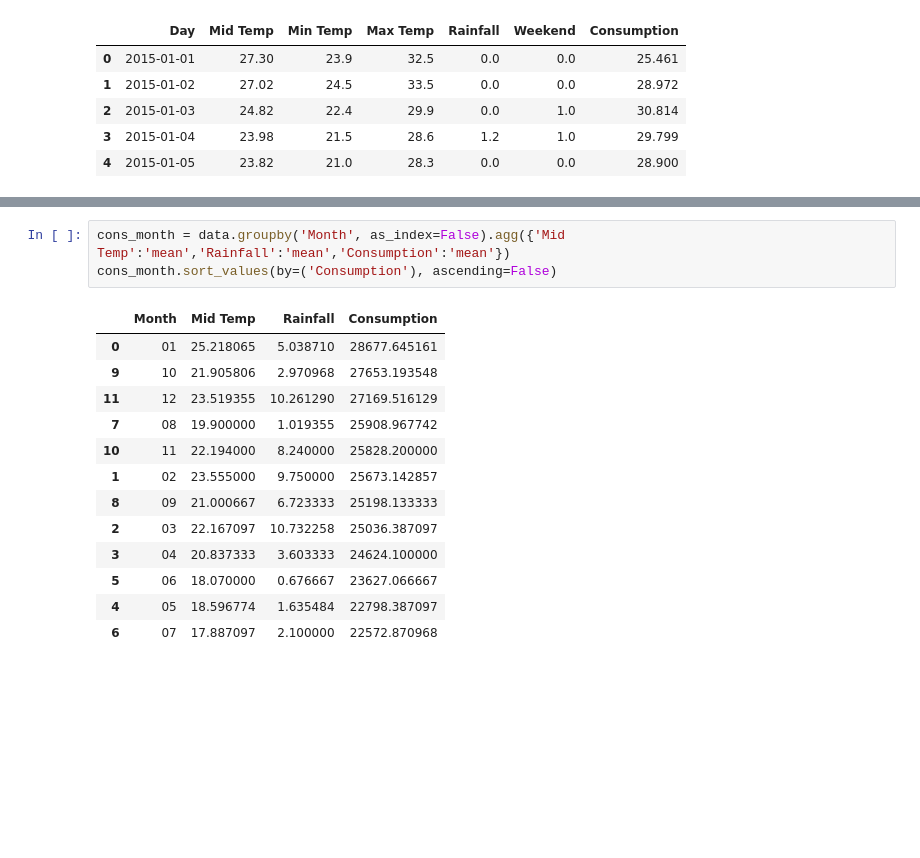
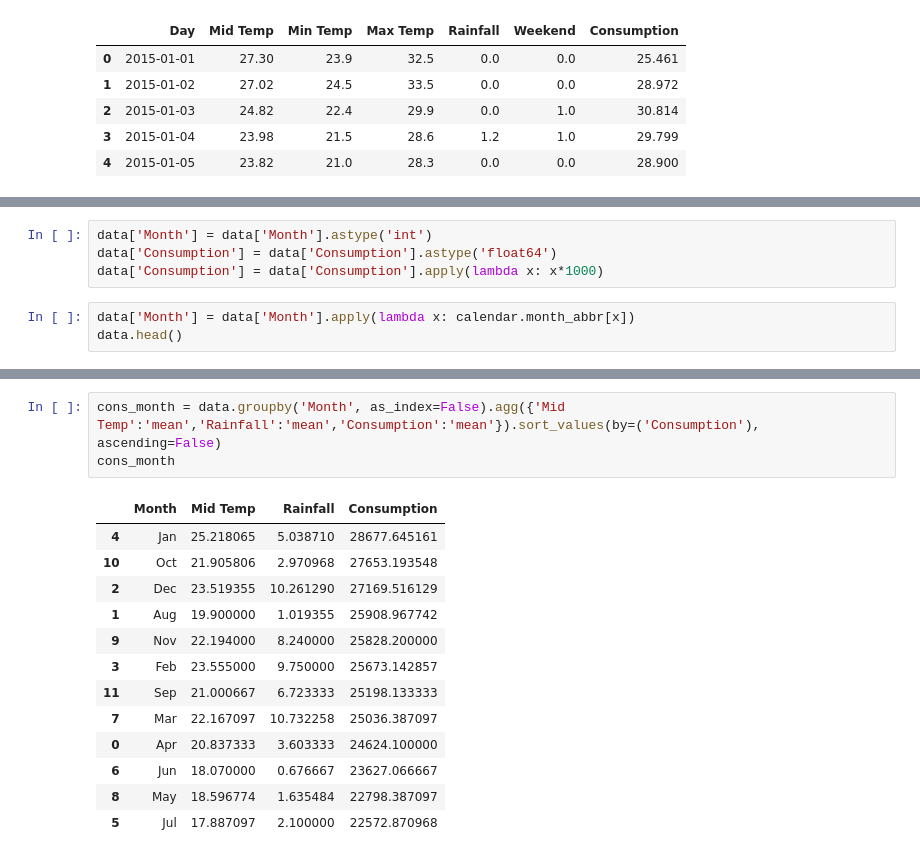
Before and after one commit to carlosmd14/datamad0119, a Jupyter notebook: module-1/pipelines-project/your-code/main.py.ipynb, the cells around one changed output, grey strips where cells are left out. Saved outputs shown, nothing was run; the diff lists cells and outputs as text; blank space fills up the shorter version.

```diff
--- a/module-1/pipelines-project/your-code/main.py.ipynb
+++ b/module-1/pipelines-project/your-code/main.py.ipynb
@@ -140,0 +127,7 @@ data.head()
+# %%
+data['Month'] = data['Month'].astype('int')
+data['Consumption'] = data['Consumption'].astype('float64')
+data['Consumption'] = data['Consumption'].apply(lambda x: x*1000)
+# %%
+data['Month'] = data['Month'].apply(lambda x: calendar.month_abbr[x])
+data.head()
@@ -141,18 +141,18 @@ data.head()
 # %%
-cons_month = data.groupby('Month', as_index=False).agg({'Mid Temp':'mean','Rainfall':'mean','Consumption':'mean'})
-cons_month.sort_values(by=('Consumption'), ascending=False)
+cons_month = data.groupby('Month', as_index=False).agg({'Mid Temp':'mean','Rainfall':'mean','Consumption':'mean'}).sort_values(by=('Consumption'), ascending=False)
+cons_month
 # %% [output]
 |  | Month | Mid Temp | Rainfall | Consumption |
-| 0 | 01 | 25.218065 | 5.038710 | 28677.645161 |
-| 9 | 10 | 21.905806 | 2.970968 | 27653.193548 |
-| 11 | 12 | 23.519355 | 10.261290 | 27169.516129 |
-| 7 | 08 | 19.900000 | 1.019355 | 25908.967742 |
-| 10 | 11 | 22.194000 | 8.240000 | 25828.200000 |
-| 1 | 02 | 23.555000 | 9.750000 | 25673.142857 |
-| 8 | 09 | 21.000667 | 6.723333 | 25198.133333 |
-| 2 | 03 | 22.167097 | 10.732258 | 25036.387097 |
-| 3 | 04 | 20.837333 | 3.603333 | 24624.100000 |
-| 5 | 06 | 18.070000 | 0.676667 | 23627.066667 |
-| 4 | 05 | 18.596774 | 1.635484 | 22798.387097 |
-| 6 | 07 | 17.887097 | 2.100000 | 22572.870968 |
+| 4 | Jan | 25.218065 | 5.038710 | 28677.645161 |
+| 10 | Oct | 21.905806 | 2.970968 | 27653.193548 |
+| 2 | Dec | 23.519355 | 10.261290 | 27169.516129 |
+| 1 | Aug | 19.900000 | 1.019355 | 25908.967742 |
+| 9 | Nov | 22.194000 | 8.240000 | 25828.200000 |
+| 3 | Feb | 23.555000 | 9.750000 | 25673.142857 |
+| 11 | Sep | 21.000667 | 6.723333 | 25198.133333 |
+| 7 | Mar | 22.167097 | 10.732258 | 25036.387097 |
+| 0 | Apr | 20.837333 | 3.603333 | 24624.100000 |
+| 6 | Jun | 18.070000 | 0.676667 | 23627.066667 |
+| 8 | May | 18.596774 | 1.635484 | 22798.387097 |
+| 5 | Jul | 17.887097 | 2.100000 | 22572.870968 |
 # %%
```
Also changed, not shown: parts of 11 cells of this notebook, 2 other files.
